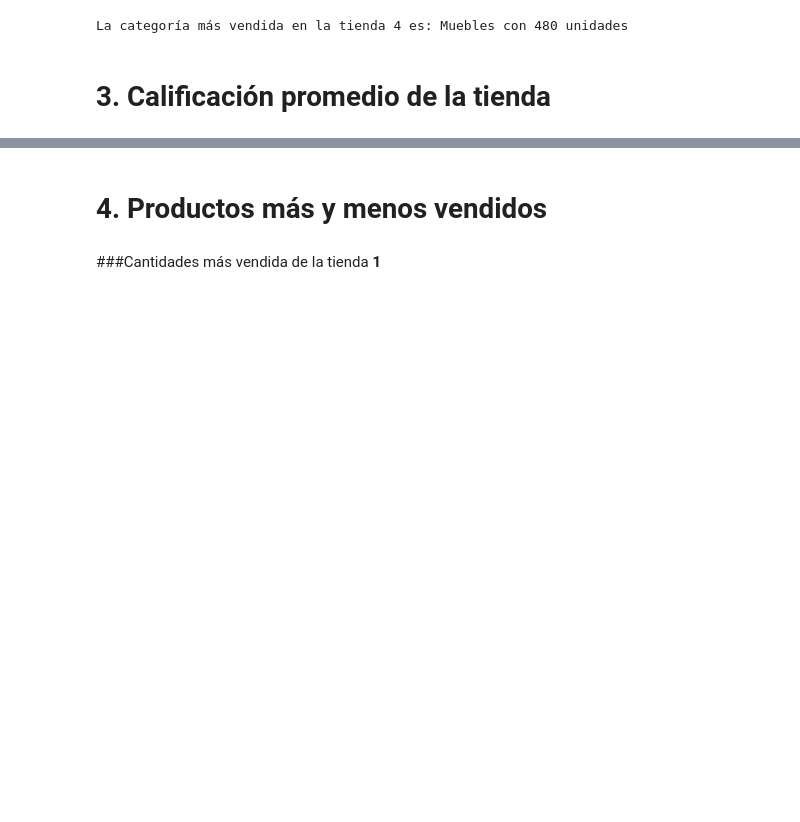
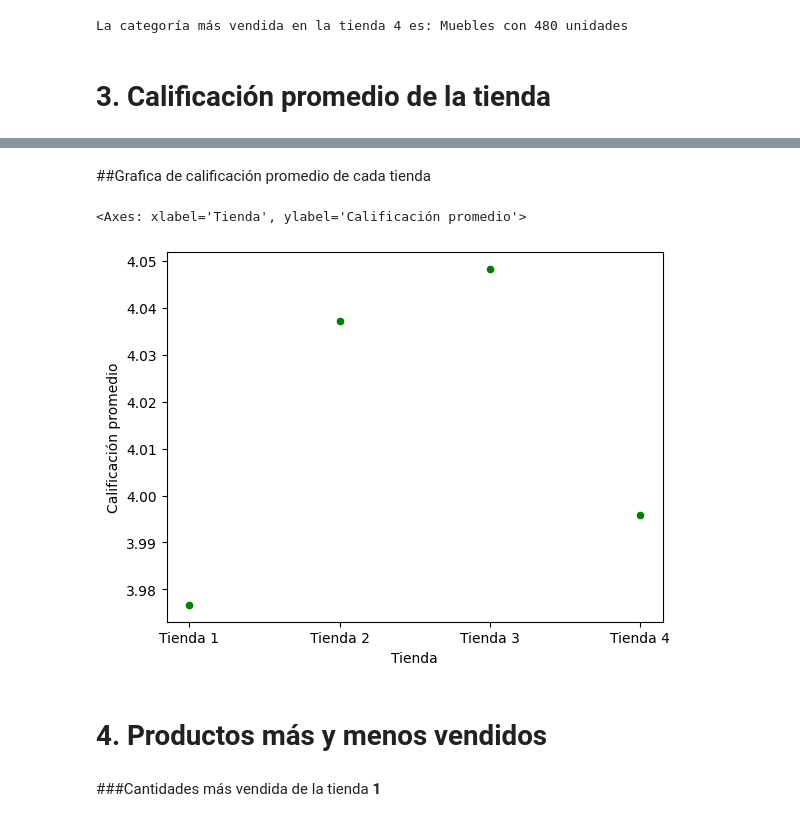
Before and after one commit to ghost22r/challenge-amigo-secreto-aluram, a Jupyter notebook: AluraStoreLatam.ipynb, the cells around one changed output, grey strips where cells are left out. Saved outputs shown, nothing was run; the diff lists cells and outputs as text; code cells hidden in the pictures; blank space fills up the shorter version.

```diff
--- a/AluraStoreLatam.ipynb
+++ b/AluraStoreLatam.ipynb
@@ -155,0 +167,7 @@ La calificación promedio de la tienda 4 es: 4.00
+# %%
+calificacion_promedio_tiendas = {'Tienda': ['Tienda 1','Tienda 2','Tienda 3','Tienda 4'], \
+                        'Calificación promedio': [f'{calif_promedio_tienda1:.2f}', f'{calif_promedio_tienda2:.2f}',\
+                                                  f'{calif_promedio_tienda3:.2f}', f'{calif_promedio_tienda4:.2f}']}
+# %%
+calificacion_tiendas = pd.DataFrame(calificacion_promedio_tiendas)
+calificacion_tiendas
@@ -156,3 +180,10 @@ La calificación promedio de la tienda 4 es: 4.00
+# %% [markdown]
+##Grafica de calificación promedio de cada tienda
+# %%
+calificacion_tiendas.plot(kind='scatter', color='green',x='Tienda',y='Calificación promedio')
+# %% [output]
+<Axes: xlabel='Tienda', ylabel='Calificación promedio'>
+[figure, added]
 # %% [markdown]
 # 4. Productos más y menos vendidos
 # %% [markdown]
```
Also changed, not shown: parts of 28 cells of this notebook.
